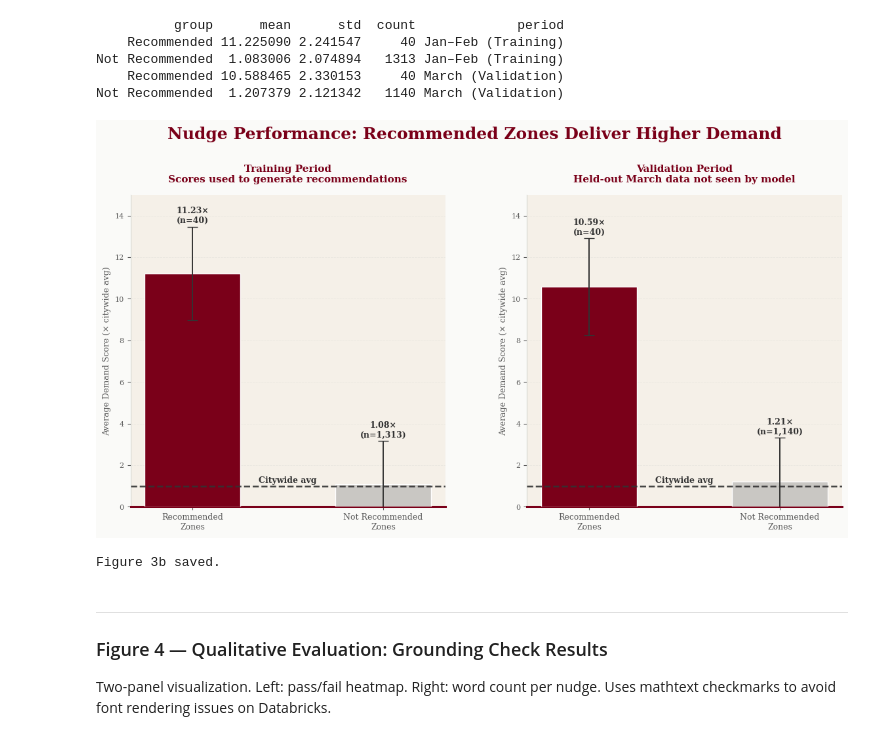
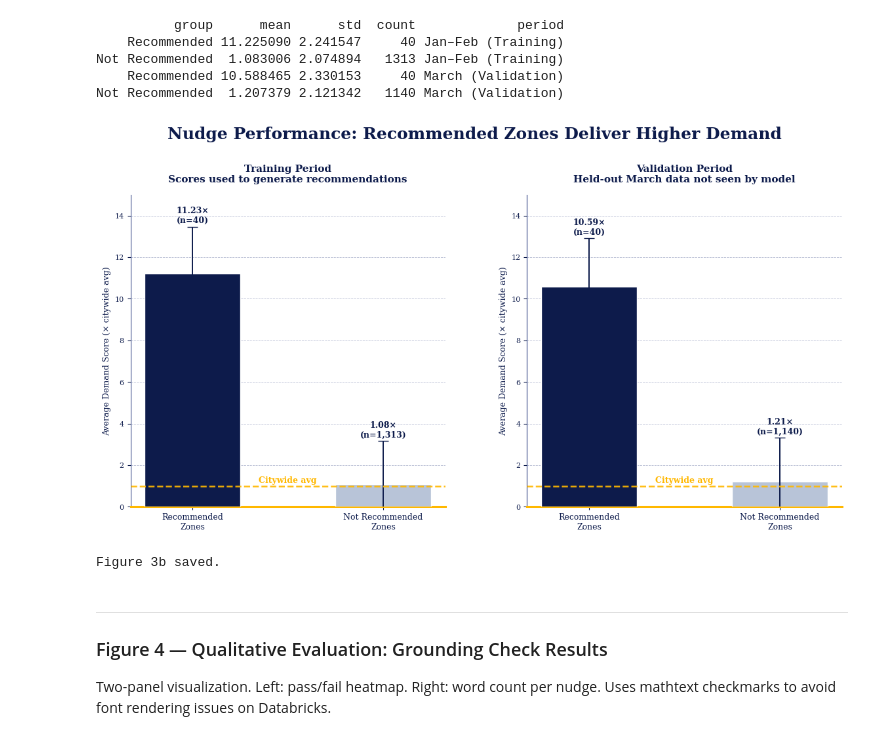
Before and after one commit to DRJohnson21/team7-driver-nudge-system, a Jupyter notebook: pipeline/driving_demand_pipeline.ipynb, the cells around one changed output. Cells and saved outputs as stored; diff of their text form; code cells hidden in the pictures.

```diff
--- a/pipeline/driving_demand_pipeline.ipynb
+++ b/pipeline/driving_demand_pipeline.ipynb
@@ -1553,14 +1564,14 @@ Not Recommended  1.207379 2.121342   1140 March (Validation)
 # %%
 # Plot
 fig_comp, axes_comp = plt.subplots(1, 2, figsize=(14, 7.2), sharey=True)
-fig_comp.patch.set_facecolor(BG)
+fig_comp.patch.set_facecolor(WHITE)
 
 fig_comp.suptitle(
     "Nudge Performance: Recommended Zones Deliver Higher Demand",
-    color=MAROON, fontsize=18, fontweight="bold", y=0.965
+    color=NAVY, fontsize=18, fontweight="bold", y=0.965
 )
 
-periods = ["Jan–Feb (Training)", "March (Validation)"]
+periods = ["Jan\u2013Feb (Training)", "March (Validation)"]
 subtitles = [
     "Training Period\nScores used to generate recommendations",
     "Validation Period\nHeld-out March data not seen by model"
@@ -1570,31 +1581,30 @@ y_max = float(np.ceil((summary["mean"] + summary["std"]).max() + 0.8))
 
 for ax, period, subtitle in zip(axes_comp, periods, subtitles):
     style_ax(ax, grid_axis='y')
-    ax.set_facecolor(IVORY)
+    ax.set_facecolor(WHITE)
 
-    # Softer gridlines
     ax.grid(
         axis='y',
-        color=LIGHT_GRAY,
+        color=BORDER,
         linestyle='--',
         linewidth=0.6,
         alpha=0.35
     )
 
     subset = summary[summary["period"] == period].copy()
-    rec = subset[subset["group"] == "Recommended"].iloc[0]
+    rec     = subset[subset["group"] == "Recommended"].iloc[0]
     non_rec = subset[subset["group"] == "Not Recommended"].iloc[0]
 
-    x_pos = np.array([0, 1])
+    x_pos   = np.array([0, 1])
     heights = [rec["mean"], non_rec["mean"]]
-    errors = [rec["std"], non_rec["std"]]
+    errors  = [rec["std"],  non_rec["std"]]
 
     bars = ax.bar(
         x_pos,
         heights,
         width=0.5,
-        color=[MAROON, "#C9C7C3"],
-        edgecolor="white",
+        color=[NAVY, MUTED_TEXT],
+        edgecolor=WHITE,
         linewidth=1.0,
         zorder=3
     )
@@ -1605,33 +1615,32 @@ for ax, period, subtitle in zip(axes_comp, periods, subtitles):
         heights,
         yerr=errors,
         fmt="none",
-        color=DARK_TEXT,
+        color=NAVY,
         capsize=6,
         linewidth=1.4,
         zorder=4
     )
 
-    # Emphasized citywide average reference line
+    # Citywide average reference line
     ax.axhline(
         1.0,
-        color=DARK_TEXT,
+        color=GOLD,
         linewidth=1.8,
         linestyle='--',
         alpha=0.9,
         zorder=4
     )
 
-    # Citywide average label between bars
     ax.text(
         0.5, 1.06, "Citywide avg",
         ha="center",
         va="bottom",
         fontsize=9,
-        color=DARK_TEXT,
+        color=GOLD,
         fontweight="bold"
     )
 
-    # Bar labels inside chart area
+    # Bar labels
     for x, row in zip(x_pos, [rec, non_rec]):
         label_y = min(row["mean"] + row["std"] + 0.08, y_max - 0.12)
         ax.text(
@@ -1641,7 +1650,7 @@ for ax, period, subtitle in zip(axes_comp, periods, subtitles):
             ha="center",
             va="bottom",
             fontsize=9,
-            color=DARK_TEXT,
+            color=NAVY,
             fontweight="bold"
         )
 
@@ -1649,44 +1658,42 @@ for ax, period, subtitle in zip(axes_comp, periods, subtitles):
     ax.set_xticklabels(
         ["Recommended\nZones", "Not Recommended\nZones"],
         fontsize=9,
-        color=DARK_TEXT
+        color=NAVY
     )
 
     ax.set_title(
         subtitle,
-        color=MAROON,
+        color=NAVY,
         fontsize=11,
         fontweight="bold",
         pad=14
     )
 
     ax.set_ylim(0, y_max)
-
-    # Show y-axis values on both charts
-    ax.set_ylabel("Average Demand Score (× citywide avg)", fontsize=9, color=MED_TEXT)
-    ax.tick_params(axis='y', labelleft=True, colors=MED_TEXT)
-    ax.tick_params(axis='x', colors=MED_TEXT)
+    ax.set_ylabel("Average Demand Score (× citywide avg)", fontsize=9, color=NAVY)
+    ax.tick_params(axis='y', labelleft=True, colors=NAVY)
+    ax.tick_params(axis='x', colors=NAVY)
 
     ax.spines["top"].set_visible(False)
     ax.spines["right"].set_visible(False)
-    ax.spines["left"].set_color(LIGHT_GRAY)
-    ax.spines["bottom"].set_color(MAROON)
+    ax.spines["left"].set_color(BORDER)
+    ax.spines["bottom"].set_color(GOLD)
     ax.spines["bottom"].set_linewidth(2.2)
 
 plt.subplots_adjust(top=0.82, bottom=0.16, wspace=0.26)
 
 fig_comp.savefig(
     f"{CHART_PATH}fig3b_recommended_vs_not.png",
     dpi=180,
     bbox_inches="tight",
-    facecolor=BG
+    facecolor=WHITE
 )
 
 display(fig_comp)
 plt.close()
 print("Figure 3b saved.")
 # %% [output]
-[figure, old version]
+[figure, new version]
 Figure 3b saved.
 # %% [markdown]
 ---
```
Also changed, not shown: parts of 14 cells of this notebook.
